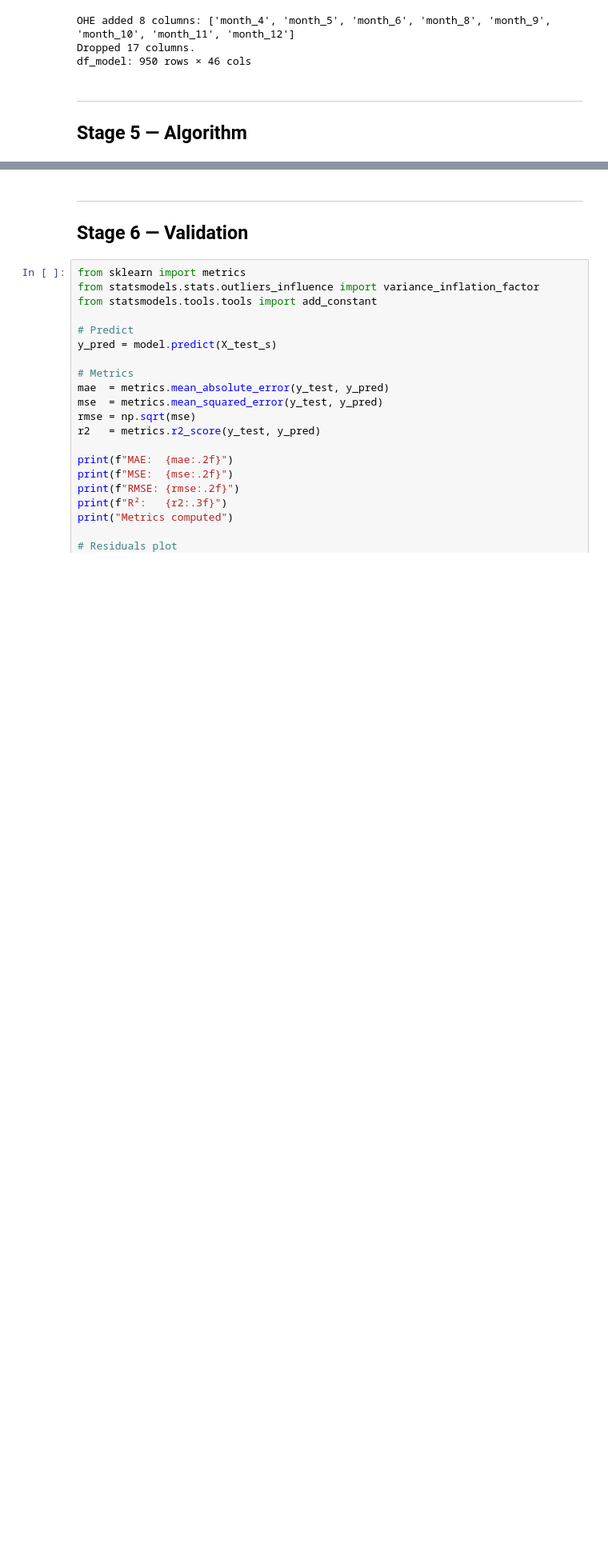
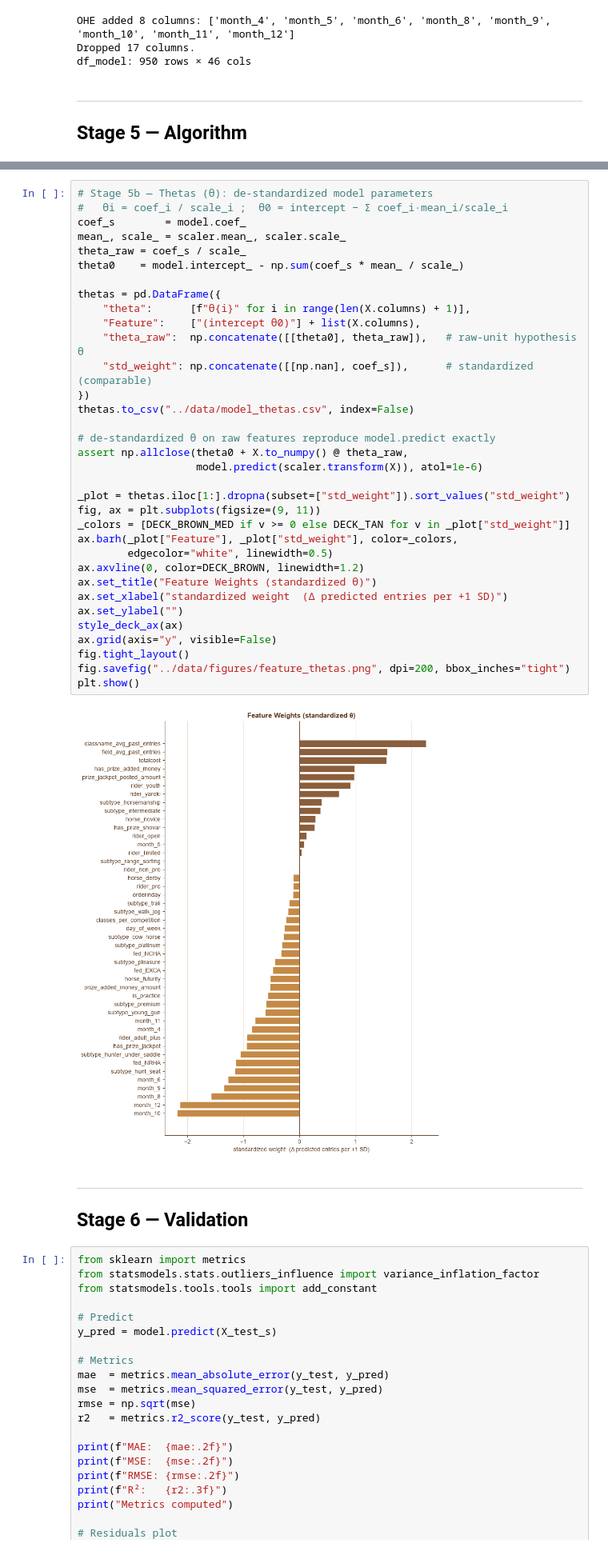
Before and after one commit to Danielle444/RideOn-Project, a Jupyter notebook: Smart_Element/01_data_prep.ipynb, the cells around one changed output, grey strips where cells are left out. Shown at 80% size. Saved outputs shown, nothing was run; the diff lists cells and outputs as text; blank space fills up the shorter version.

```diff
--- a/Smart_Element/01_data_prep.ipynb
+++ b/Smart_Element/01_data_prep.ipynb
@@ -701,3 +699,39 @@ Model trained
+# %%
+# Stage 5b — Thetas (θ): de-standardized model parameters
+#   θi = coef_i / scale_i ;  θ0 = intercept − Σ coef_i·mean_i/scale_i
+coef_s        = model.coef_
+mean_, scale_ = scaler.mean_, scaler.scale_
+theta_raw = coef_s / scale_
+theta0    = model.intercept_ - np.sum(coef_s * mean_ / scale_)
+
+thetas = pd.DataFrame({
+    "theta":      [f"θ{i}" for i in range(len(X.columns) + 1)],
+    "Feature":    ["(intercept θ0)"] + list(X.columns),
+    "theta_raw":  np.concatenate([[theta0], theta_raw]),   # raw-unit hypothesis θ
+    "std_weight": np.concatenate([[np.nan], coef_s]),      # standardized (comparable)
+})
+thetas.to_csv("../data/model_thetas.csv", index=False)
+
+# de-standardized θ on raw features reproduce model.predict exactly
+assert np.allclose(theta0 + X.to_numpy() @ theta_raw,
+                   model.predict(scaler.transform(X)), atol=1e-6)
+
+_plot = thetas.iloc[1:].dropna(subset=["std_weight"]).sort_values("std_weight")
+fig, ax = plt.subplots(figsize=(9, 11))
+_colors = [DECK_BROWN_MED if v >= 0 else DECK_TAN for v in _plot["std_weight"]]
+ax.barh(_plot["Feature"], _plot["std_weight"], color=_colors,
+        edgecolor="white", linewidth=0.5)
+ax.axvline(0, color=DECK_BROWN, linewidth=1.2)
+ax.set_title("Feature Weights (standardized θ)")
+ax.set_xlabel("standardized weight  (Δ predicted entries per +1 SD)")
+ax.set_ylabel("")
+style_deck_ax(ax)
+ax.grid(axis="y", visible=False)
+fig.tight_layout()
+fig.savefig("../data/figures/feature_thetas.png", dpi=200, bbox_inches="tight")
+plt.show()
+# %% [output]
+[figure, added]
 # %% [markdown]
 ---
 ## Stage 6 — Validation
```
Also changed, not shown: parts of 9 cells of this notebook, 13 other files.
